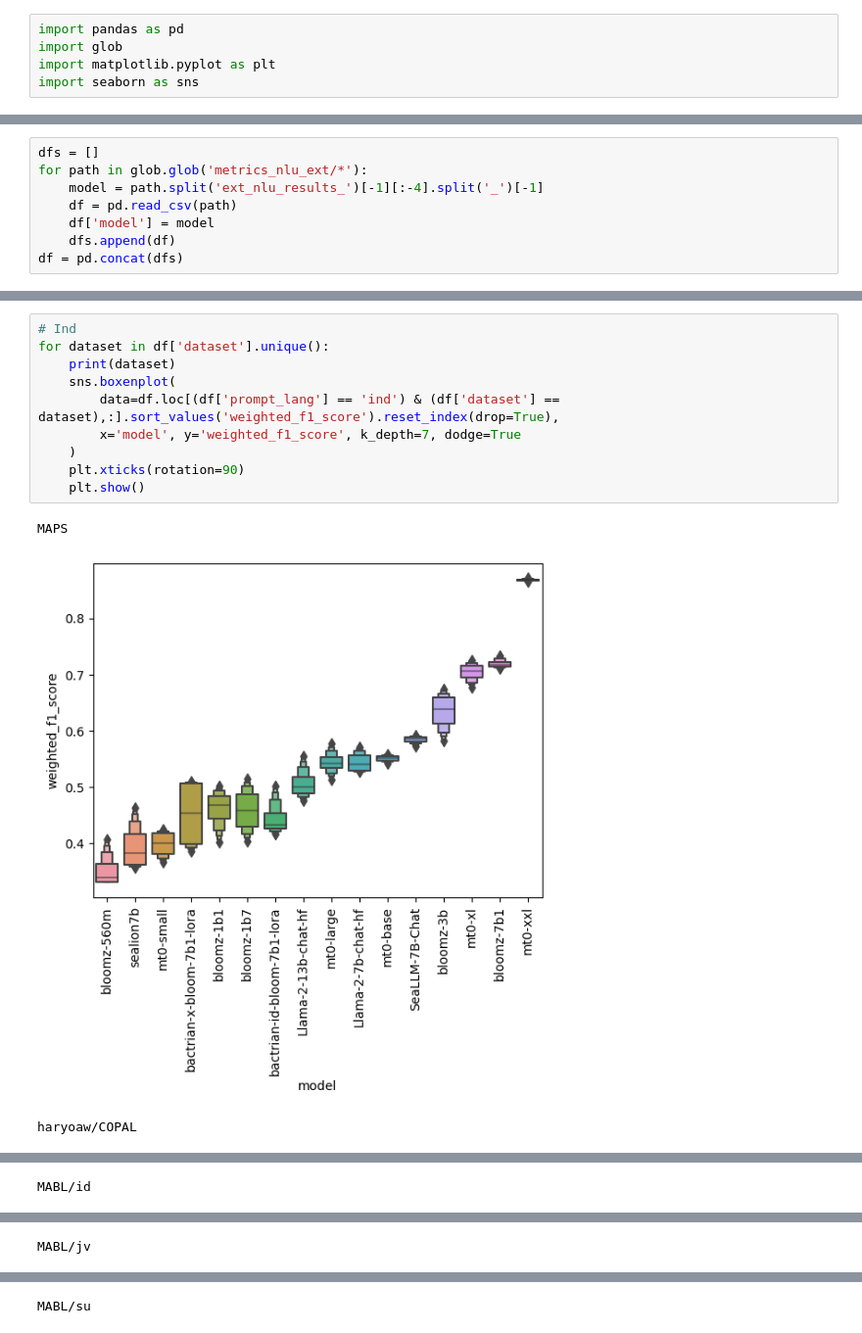
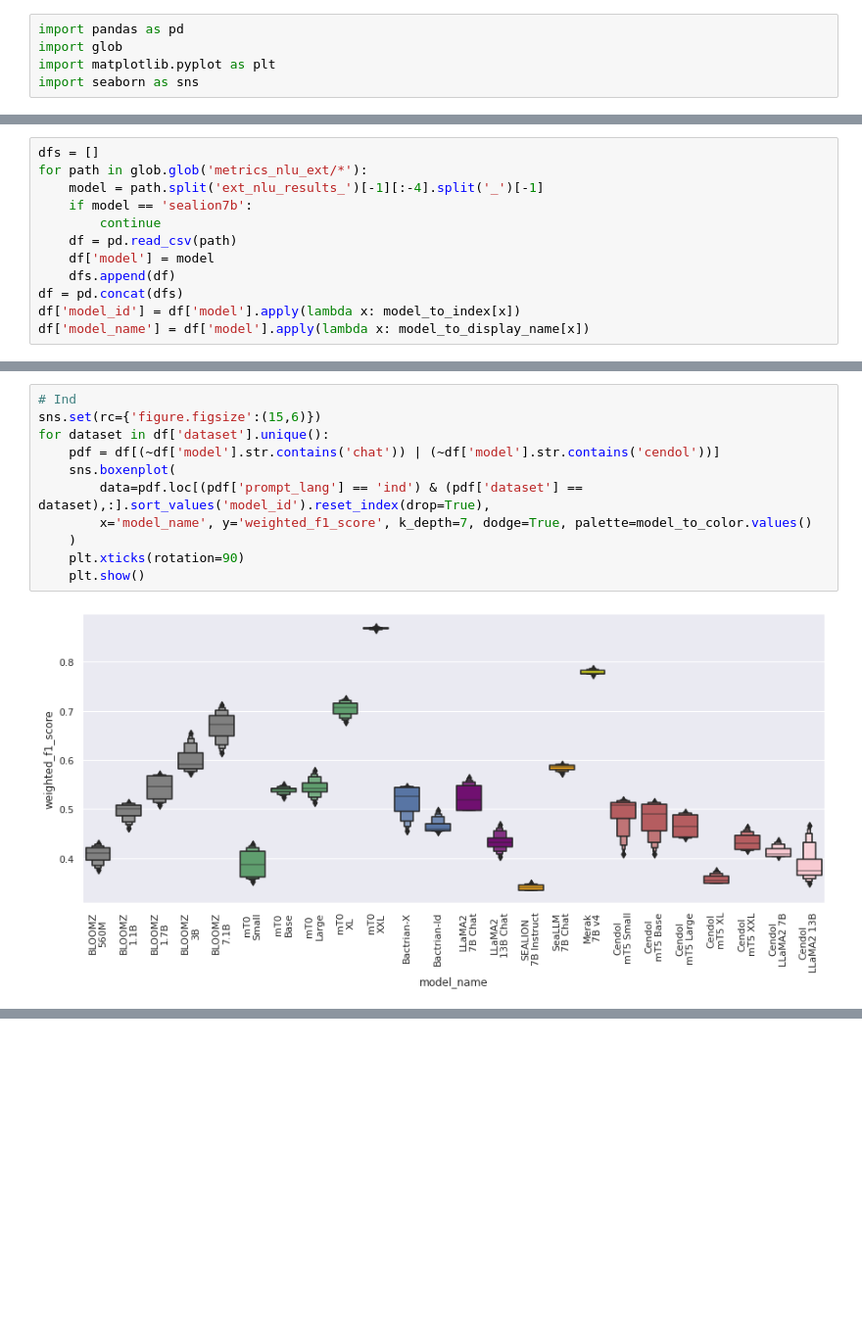
Before and after one commit to IndoNLP/cendol, a Jupyter notebook: evaluation/metrics_ext.ipynb, the cells around one changed output, grey strips where cells are left out. Shown at 98% size. Saved outputs shown, nothing was run; the diff lists cells and outputs as text; blank space fills up the shorter version.

```diff
--- a/evaluation/metrics_ext.ipynb
+++ b/evaluation/metrics_ext.ipynb
@@ -16,7 +109,11 @@ array(['mt0-small', 'mt0-xl', 'mt0-base', 'mt0-large', 'mt0-xxl',
 dfs = []
 for path in glob.glob('metrics_nlu_ext/*'):
     model = path.split('ext_nlu_results_')[-1][:-4].split('_')[-1]
+    if model == 'sealion7b':
+        continue
     df = pd.read_csv(path)
     df['model'] = model
     dfs.append(df)
 df = pd.concat(dfs)
+df['model_id'] = df['model'].apply(lambda x: model_to_index[x])
+df['model_name'] = df['model'].apply(lambda x: model_to_display_name[x])
@@ -41,14 +120,13 @@ Merak-7B-v4
 # %%
 # Ind
+sns.set(rc={'figure.figsize':(15,6)})
 for dataset in df['dataset'].unique():
-    print(dataset)
+    pdf = df[(~df['model'].str.contains('chat')) | (~df['model'].str.contains('cendol'))]
     sns.boxenplot(
-        data=df.loc[(df['prompt_lang'] == 'ind') & (df['dataset'] == dataset),:].sort_values('weighted_f1_score').reset_index(drop=True),
-        x='model', y='weighted_f1_score', k_depth=7, dodge=True
+        data=pdf.loc[(pdf['prompt_lang'] == 'ind') & (pdf['dataset'] == dataset),:].sort_values('model_id').reset_index(drop=True),
+        x='model_name', y='weighted_f1_score', k_depth=7, dodge=True, palette=model_to_color.values()
     )
     plt.xticks(rotation=90)
     plt.show()
 # %% [output]
-MAPS
-[figure, old version]
+[figure, new version]
-haryoaw/COPAL
@@ -56 +133,0 @@ haryoaw/COPAL
-MABL/id
@@ -58 +134,0 @@ MABL/id
-MABL/jv
@@ -60 +135,0 @@ MABL/jv
-MABL/su
```
Also changed, not shown: parts of 12 cells of this notebook.
